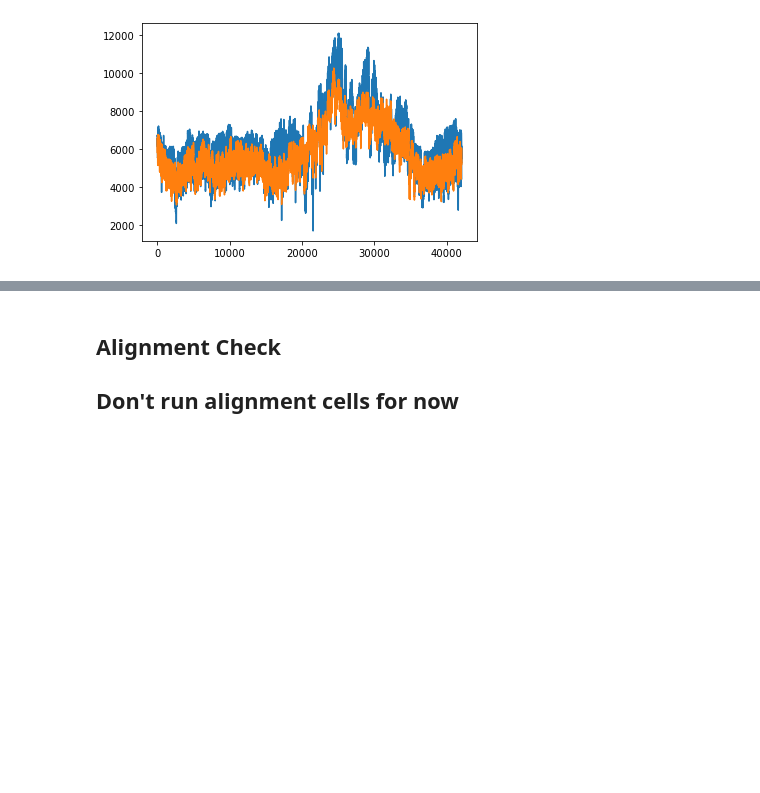
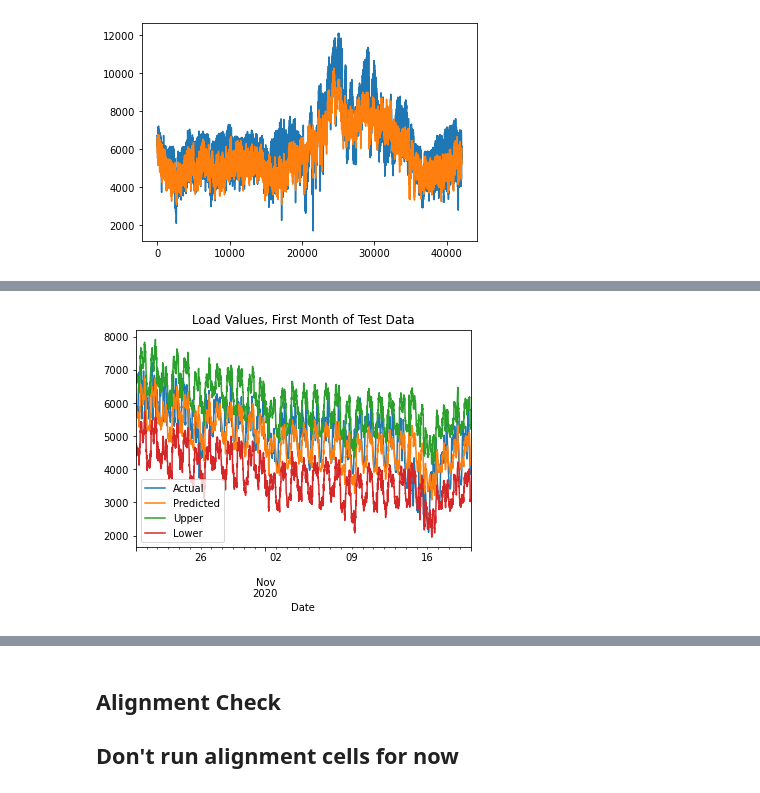
Before and after one commit to manansheel1991/Load_Forecasting_based_on_Weather_Data_and_Calendar_features, a Jupyter notebook: Load Forecasting using Fbprophet/Final Files fbprophet/Updated Correct Partial Data Load Forecasting using Fbprophet (Advanced) Multivariate model.ipynb, the cells around one changed output, grey strips where cells are left out. Saved outputs shown, nothing was run; the diff lists cells and outputs as text; code cells hidden in the pictures; blank space fills up the shorter version.

```diff
--- a/Load Forecasting using Fbprophet/Final Files fbprophet/Updated Correct Partial Data Load Forecasting using Fbprophet (Advanced) Multivariate model.ipynb
+++ b/Load Forecasting using Fbprophet/Final Files fbprophet/Updated Correct Partial Data Load Forecasting using Fbprophet (Advanced) Multivariate model.ipynb
@@ -548,0 +527,9 @@ plt.savefig('last_month_test_2018_onwards_data.jpg')
+# %%
+plt1 = first_month_test.plot(x='Date', y=['Actual', 'Predicted', 'yhat_upper', 'yhat_lower'], title='Load Values, First Month of Test Data')
+# plt1.legend(["Actual"], bbox_to_anchor=(1.0,1.0))
+# plt1 = new_df.plot(x="Date", y= ["Predicted", 'yhat_upper', 'yhat_lower'], ax=plt1, title= "Matic")
+plt1.legend(['Actual', "Predicted", "Upper", "Lower"])
+plt.savefig('first_month_test_2018_onwards_data.jpg')
+plt.show()
+# %% [output]
+[figure, added]
```
Also changed, not shown: parts of 72 cells of this notebook, 1 other file.
